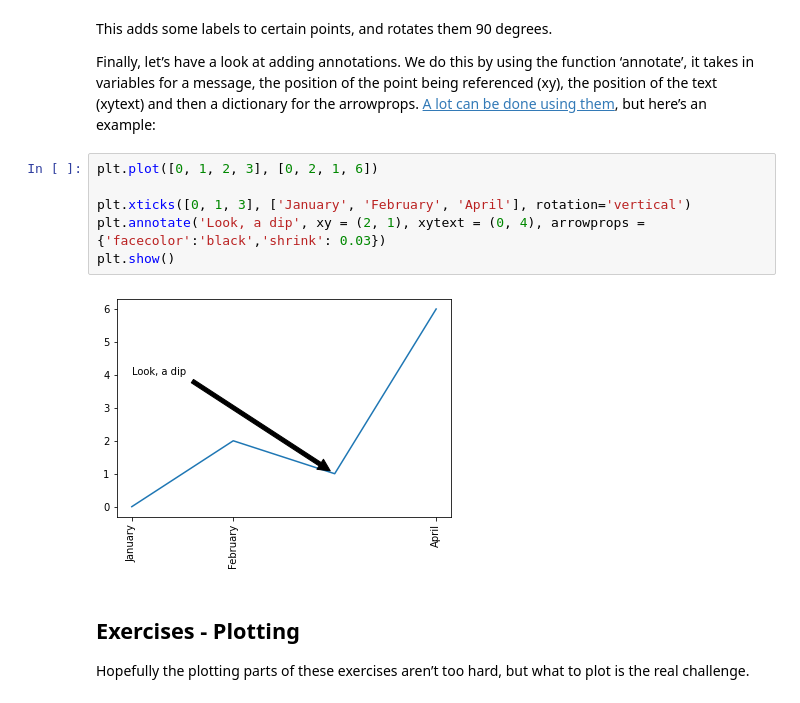
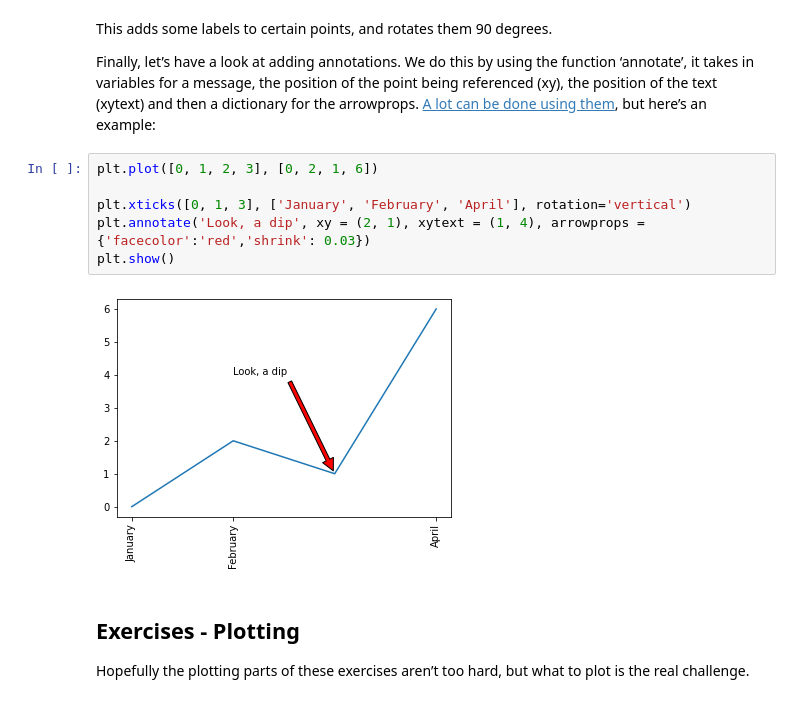
Before and after one commit to Aidan23Smith/Starting-with-Python, a Jupyter notebook: Python Basics.ipynb, the cells around one changed output. Cells and saved outputs as stored; diff of their text form.

```diff
--- a/Python Basics.ipynb
+++ b/Python Basics.ipynb
@@ -960,11 +960,11 @@ Finally, let’s have a look at adding annotations. We do this by using the func
 # %%
 plt.plot([0, 1, 2, 3], [0, 2, 1, 6])
 
 plt.xticks([0, 1, 3], ['January', 'February', 'April'], rotation='vertical')
-plt.annotate('Look, a dip', xy = (2, 1), xytext = (0, 4), arrowprops = {'facecolor':'black','shrink': 0.03})
+plt.annotate('Look, a dip', xy = (2, 1), xytext = (1, 4), arrowprops = {'facecolor':'red','shrink': 0.03})
 plt.show()
 # %% [output]
-[figure, old version]
+[figure, new version]
 # %% [markdown]
 ## Exercises - Plotting
 
```
Also changed, not shown: parts of 5 cells of this notebook, 2 other files.
